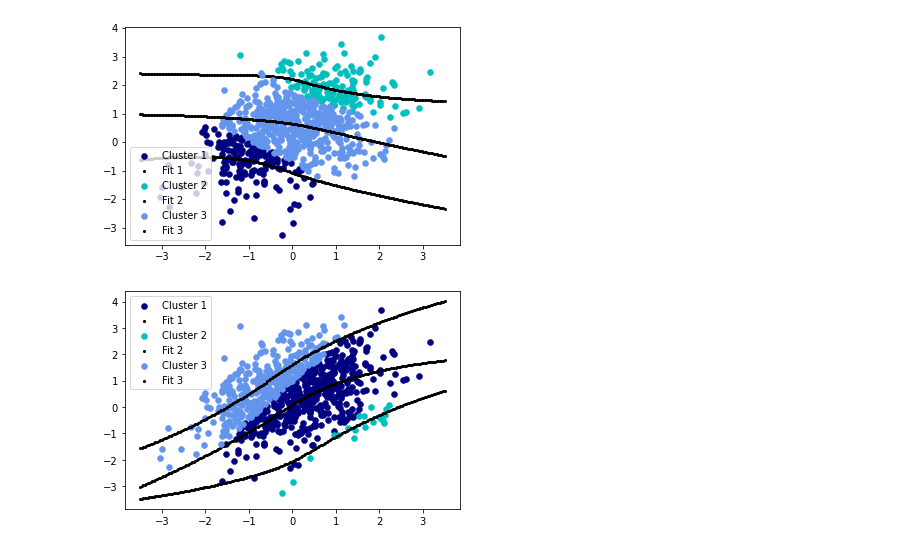
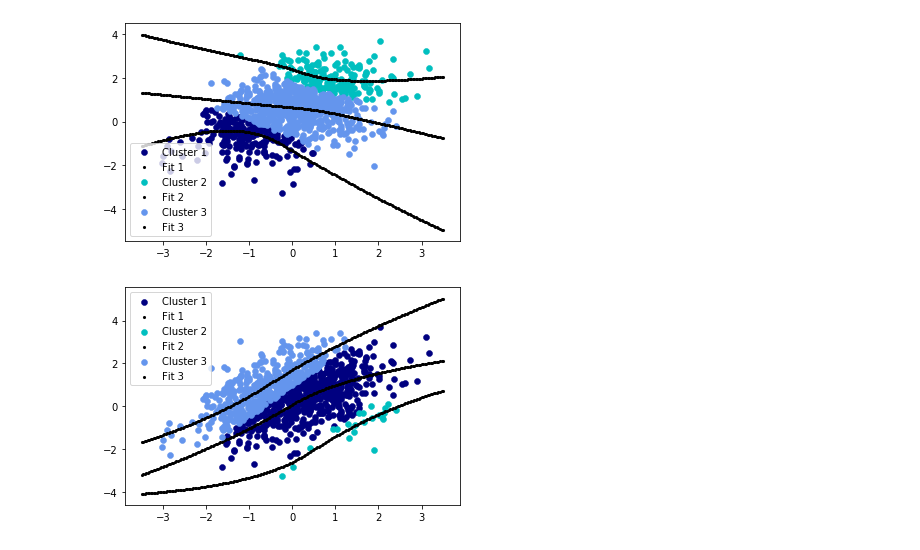
Before and after one commit to deeplearninghsw/dlhsw-examples, a Jupyter notebook: Regression/ClusterRegressionTrainTest.ipynb, the cells around one changed output. Saved outputs shown, nothing was run; the diff lists cells and outputs as text; code cells hidden in the pictures.

Commit message:
Prediction for whole dataset

```diff
--- a/Regression/ClusterRegressionTrainTest.ipynb
+++ b/Regression/ClusterRegressionTrainTest.ipynb
@@ -37,60 +37,57 @@ X_train = np.stack((x_train, y_train), axis=1)
 # %%
 if Gaussian_Mixture:
     if Train_Set:
         X_gmm = X_train
-        x_cords, y_cords = x_train, y_train
+        # x_cords, y_cords = x_train, y_train
 
         gmm = GaussianMixture(
             n_components=3,
             covariance_type='full',
             random_state = np.random.seed(4)).fit(X_gmm)
-        y_pred = gmm.predict(X_gmm)
+
+        # use whole dataset for prediction
+        y_pred = gmm.predict(X)
 
         # Plotting...
         gaussian_regression(x_cords, y_cords, y_pred)
 
     if Test_Set:
         X_gmm = X_test
-        x_cords, y_cords = x_test, y_test
-
-        X_gmm_train = X_train
-        x_cords_train, y_cords_train = x_train, y_train
+        # x_cords, y_cords = x_test, y_test
 
         gmm = GaussianMixture(
             n_components=3,
             covariance_type='full',
             max_iter = 500,
             random_state = np.random.seed(4)).fit(X_gmm)
 
-        # use train data for prediction
-        y_pred = gmm.predict(X_gmm_train)
+        # use whole dataset for prediction
+        y_pred = gmm.predict(X)
 
         # Plotting...
-        gaussian_regression(x_cords_train, y_cords_train, y_pred)
+        gaussian_regression(x_cords, y_cords, y_pred)
 # %% [output]
-[figure, old version]
+[figure, new version]
 # %%
 if Bayesian_Gaussian_Mixture:
     if Train_Set:
         X_bgm = X_train
-        x_cords, y_cords = x_train, y_train
+        # x_cords, y_cords = x_train, y_train
 
         bgm = BayesianGaussianMixture(
             n_components=3,
             covariance_type='full',
             random_state = np.random.seed(3)).fit(X_bgm)
-        y_pred = bgm.predict(X_bgm)
+
+        # use train data for prediction
+        y_pred = bgm.predict(X)
 
         # Plotting...
         gaussian_regression(x_cords, y_cords, y_pred)
 
     if Test_Set:
         X_bgm = X_test
-        x_cords, y_cords = x_test, y_test
-
-        X_bgm_train = X_train
-        x_cords_train, y_cords_train = x_train, y_train
-
+        # x_cords, y_cords = x_test, y_test
 
         bgm = BayesianGaussianMixture(
             n_components=3,
@@ -99,9 +96,9 @@ if Bayesian_Gaussian_Mixture:
             random_state = np.random.seed(3)).fit(X_bgm)
 
         # use train data for prediction
-        y_pred = bgm.predict(X_bgm_train)
+        y_pred = bgm.predict(X)
 
         # Plotting...
-        gaussian_regression(x_cords_train, y_cords_train, y_pred)
+        gaussian_regression(x_cords, y_cords, y_pred)
 # %% [output]
-[figure, old version]
+[figure, new version]
```
Also changed, not shown: 1 other file.
